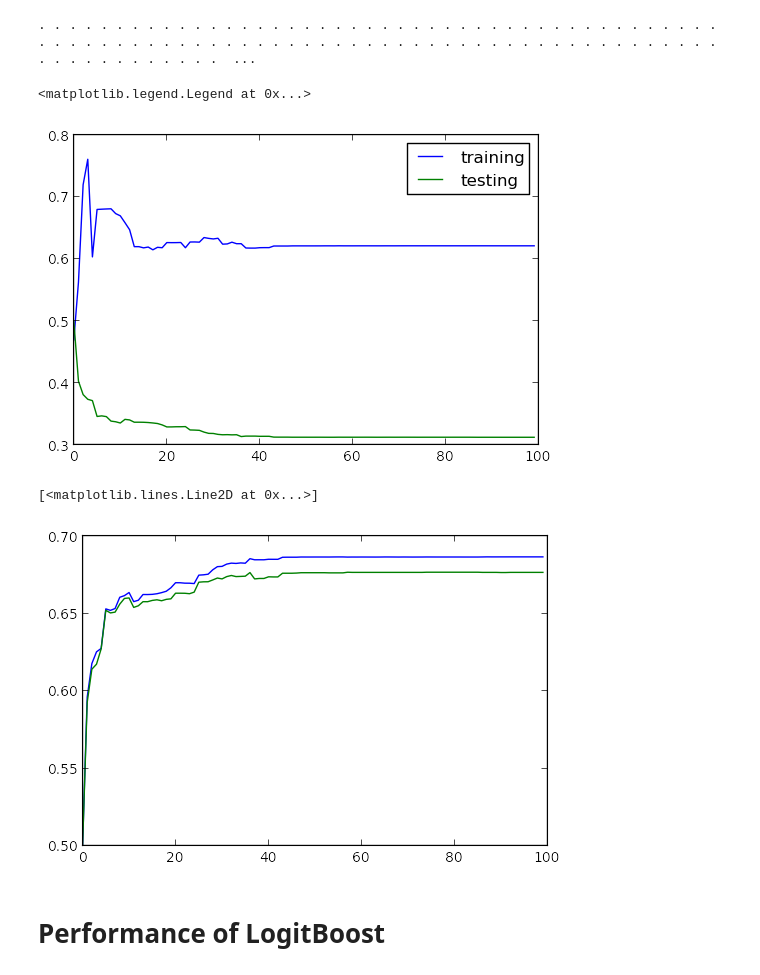
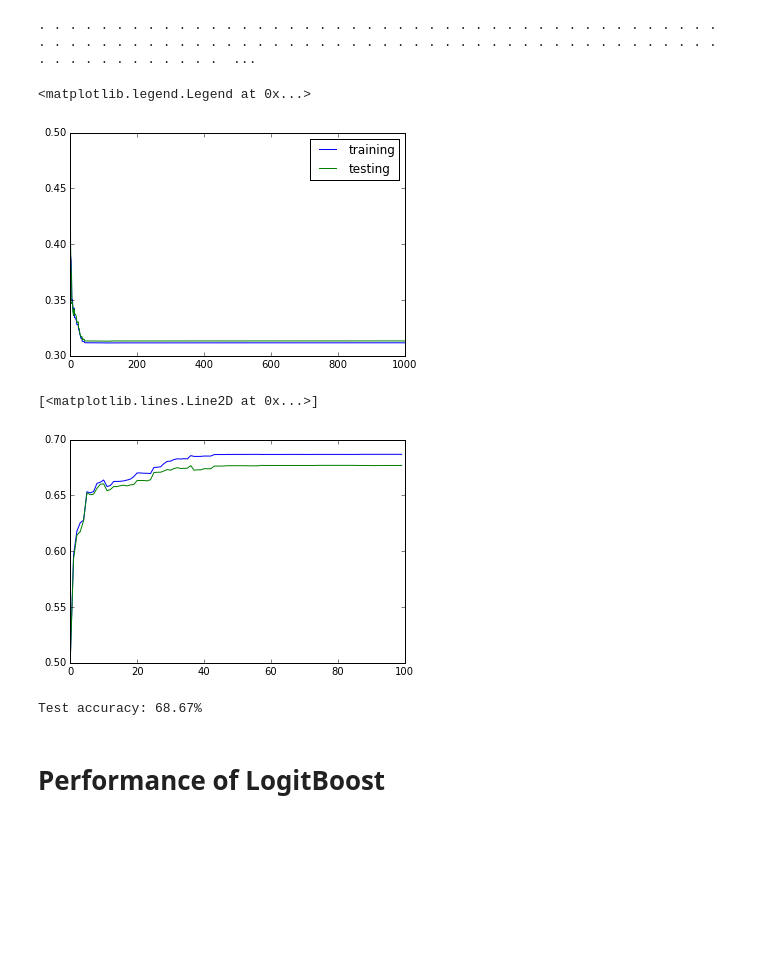
Before and after one commit to harisyammnv/pyboost, a Jupyter notebook: higgs.ipynb, the cells around one changed output. Cells and saved outputs as stored; diff of their text form; code cells hidden in the pictures; blank space fills up the shorter version.

```diff
--- a/higgs.ipynb
+++ b/higgs.ipynb
@@ -9,7 +9,11 @@ from pyspark import SparkContext
 sc = SparkContext(master=master_url, pyFiles=["dist/pyboost-0.1-py2.7.egg"])
 sc.setCheckpointDir('checkpoint/')
 # %%
-# X_train, X_test, y_train, y_test = pickle.load(open("../experiments/higgs/data/higgs-data-1p.pickle"))
-X_train, X_test, y_train, y_test = pickle.load(open("../../higgs-data-1p.pickle"))
+import pickle
+
+X_train, X_test, y_train, y_test = pickle.load(open("../experiments/higgs/data/higgs-data-1p.pickle"))
+# X_train, X_test, y_train, y_test = pickle.load(open("../../higgs-data-1p.pickle"))
+y_train = [y + y - 1 for y in y_train]
+y_test = [y + y - 1 for y in y_test]
 # %%
 X = sc.parallelize(X_train)
@@ -61,6 +65,9 @@ import pickle
 
 pickle.dump(adaboost, open("adaboost.pkl", 'w'))
 pickle.dump(logitboost, open("logitboost.pkl", 'w'))
+# %%
+adaboost = pickle.load(open("result/adaboost.pkl"))
+logitboost = pickle.load(open("result/logitboost.pkl"))
 # %% [markdown]
 # Performance
 # %%
@@ -136,21 +140,25 @@ pickle.dump(((accuracy_train, auc_train), (accuracy_test, auc_test)), open("adab
 # %%
-# (accuracy_train, auc_train), (accuracy_test, auc_test) = pickle.load(open("result/adaboost_trend.pkl"))
+(accuracy_train, auc_train), (accuracy_test, auc_test) = pickle.load(open("result/adaboost_trend.pkl"))
 # %%
 %matplotlib inline
 from matplotlib import pyplot as plt
 
 f = lambda ts: map(lambda t: 1.0 - t, ts)
-plt.plot(f(accuracy_train[:100]), label="training")
-plt.plot(f(accuracy_test[:100]), label="testing")
+plt.plot(f(accuracy_train[:]), label="training")
+plt.plot(f(accuracy_test[:]), label="testing")
 plt.legend()
 # %% [output]
 <matplotlib.legend.Legend at 0x...>
-[figure, old version]
+[figure, new version]
 # %%
 plt.plot(auc_train[:100])
 plt.plot(auc_test[:100])
 # %% [output]
 [<matplotlib.lines.Line2D at 0x...>]
-[figure, old version]
+[figure, new version]
+# %%
+print "Test accuracy:", "%.2f" % (accuracy_test[-1] * 100) + '%'
+# %% [output]
+Test accuracy: 68.67%
 # %% [markdown]
 # Performance of LogitBoost
```
Also changed, not shown: parts of 8 cells of this notebook, 2 other files.
